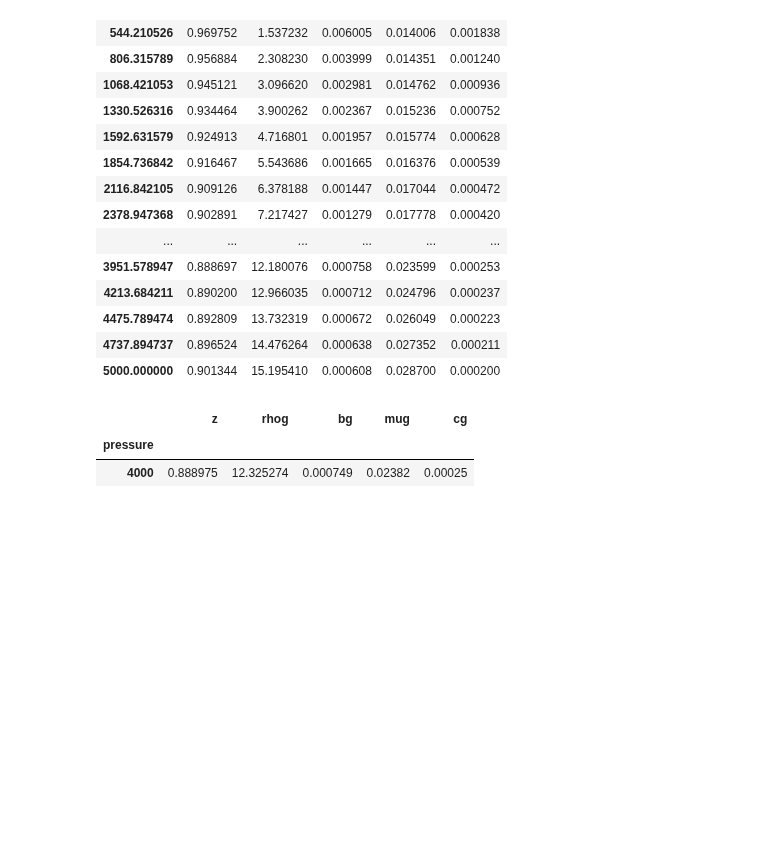
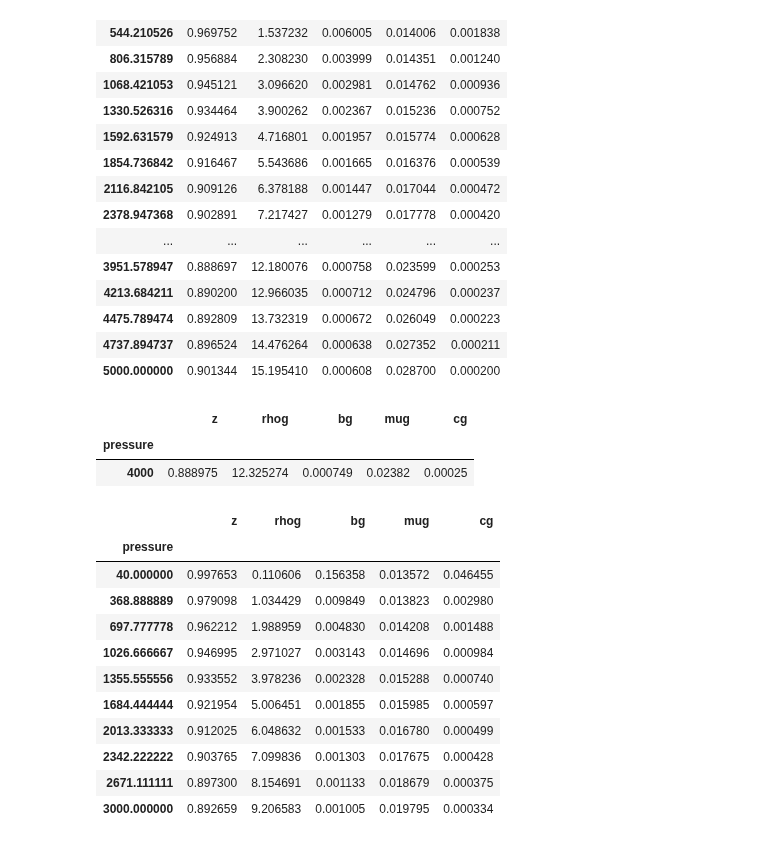
Before and after one commit to scuervo91/reservoirpy, a Jupyter notebook: examples/pvt/gas_pvt.ipynb, the cells around one changed output. Cells and saved outputs as stored; diff of their text form; code cells hidden in the pictures; blank space fills up the shorter version.

```diff
--- a/examples/pvt/gas_pvt.ipynb
+++ b/examples/pvt/gas_pvt.ipynb
@@ -202,3 +202,18 @@ gas_t.pvt.interpolate(4000)
 |  | z | rhog | bg | mug | cg |
 | pressure |  |  |  |  |  |
 | 4000 | 0.888975 | 12.325274 | 0.000749 | 0.02382 | 0.00025 |
+# %%
+gas_t.pvt.interpolate(np.linspace(40,3000,10))
+# %% [output]
+|  | z | rhog | bg | mug | cg |
+| pressure |  |  |  |  |  |
+| 40.000000 | 0.997653 | 0.110606 | 0.156358 | 0.013572 | 0.046455 |
+| 368.888889 | 0.979098 | 1.034429 | 0.009849 | 0.013823 | 0.002980 |
+| 697.777778 | 0.962212 | 1.988959 | 0.004830 | 0.014208 | 0.001488 |
+| 1026.666667 | 0.946995 | 2.971027 | 0.003143 | 0.014696 | 0.000984 |
+| 1355.555556 | 0.933552 | 3.978236 | 0.002328 | 0.015288 | 0.000740 |
+| 1684.444444 | 0.921954 | 5.006451 | 0.001855 | 0.015985 | 0.000597 |
+| 2013.333333 | 0.912025 | 6.048632 | 0.001533 | 0.016780 | 0.000499 |
+| 2342.222222 | 0.903765 | 7.099836 | 0.001303 | 0.017675 | 0.000428 |
+| 2671.111111 | 0.897300 | 8.154691 | 0.001133 | 0.018679 | 0.000375 |
+| 3000.000000 | 0.892659 | 9.206583 | 0.001005 | 0.019795 | 0.000334 |
```
Also changed, not shown: parts of 8 cells of this notebook, 4 other files.
